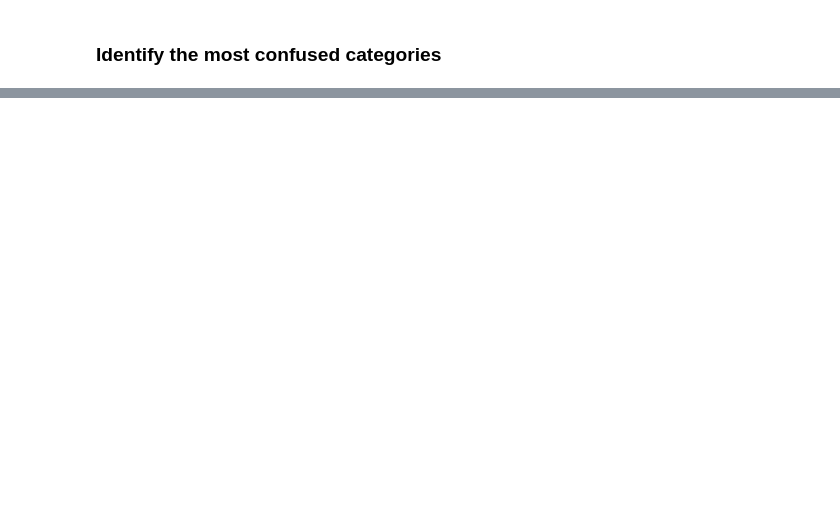
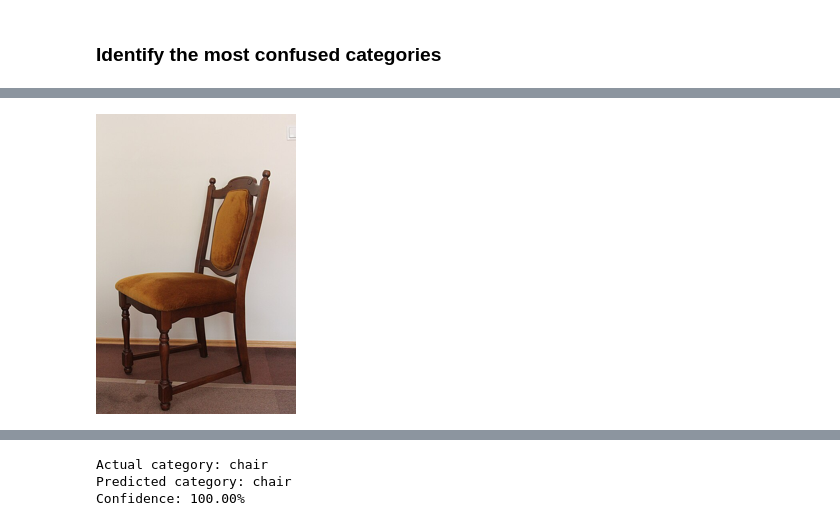
Before and after one commit to tphan356/household-object-classification, a Jupyter notebook: code/household_object_classification.ipynb, the cells around one changed output, grey strips where cells are left out. Drawn from its saved outputs; the diff is of its cells as text; code cells hidden in the pictures; blank space fills up the shorter version.

```diff
--- a/code/household_object_classification.ipynb
+++ b/code/household_object_classification.ipynb
@@ -268,0 +307,17 @@ interp.plot_top_losses(9, figsize=(15, 10))
+# %%
+external_url = "https://thumb.wikimedia.org/wikipedia/commons/thumb/0/04/Chair_2020_P01.jpg/500px-Chair_2020_P01.jpg"
+
+external_image_path = Path("external_chair.jpg")
+
+download_url(external_url, external_image_path, show_progress=False)
+
+img = PILImage.create(external_image_path)
+display(img.to_thumb(300))
+
+prediction, pred_idx, probabilities = learn.predict(img)
+
+print("Actual category: chair")
+print("Predicted category:", prediction)
+print(f"Confidence: {probabilities[pred_idx]:.2%}")
+# %% [output]
+[figure, added]
@@ -268,0 +325,3 @@ interp.plot_top_losses(9, figsize=(15, 10))
+Actual category: chair
+Predicted category: chair
+Confidence: 100.00%
```
Also changed, not shown: parts of 30 cells of this notebook.
